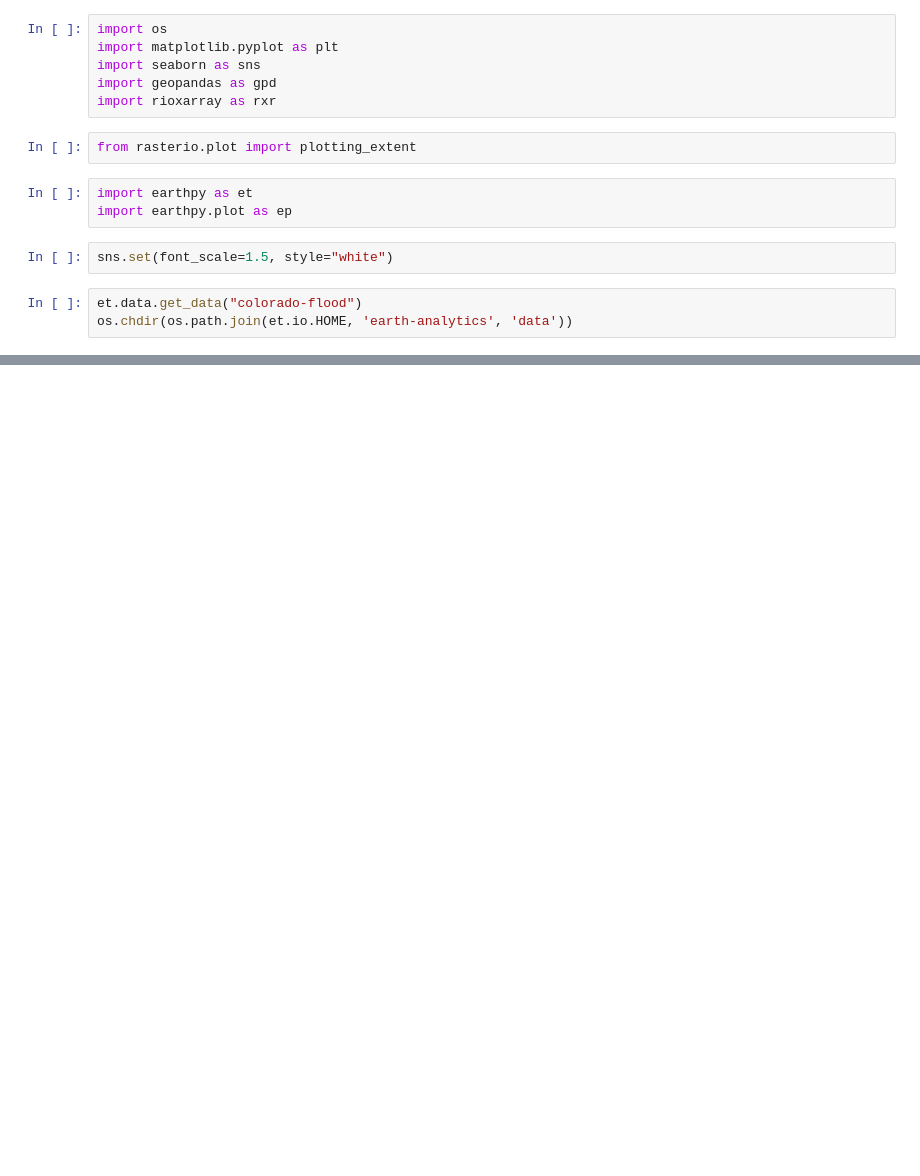
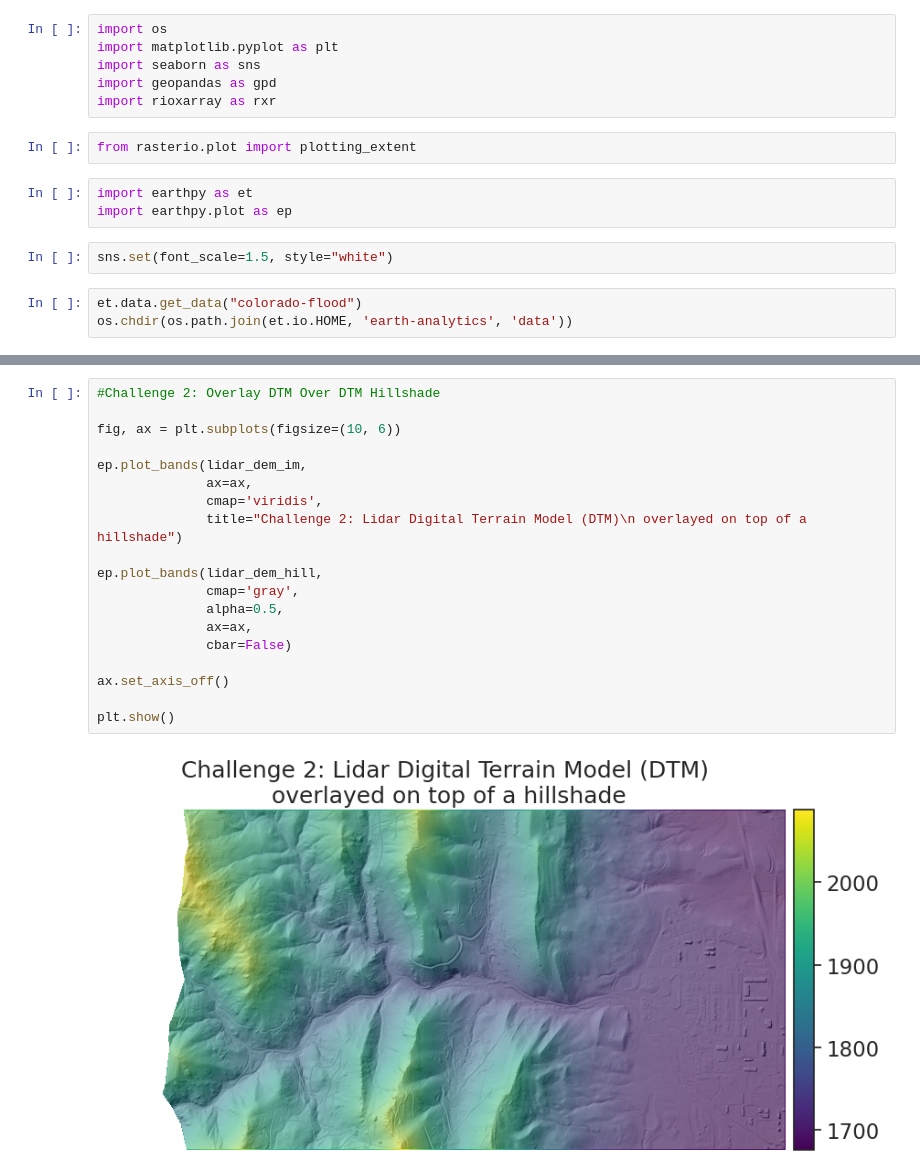
Before and after one commit to mdch2356/gisc606-lab3, a Jupyter notebook: notebooks/test_skills.ipynb, the cells around one changed output, grey strips where cells are left out. Cells and saved outputs as stored; diff of their text form; blank space fills up the shorter version.

```diff
--- a/notebooks/test_skills.ipynb
+++ b/notebooks/test_skills.ipynb
@@ -32,0 +54,21 @@ plt.show()
+# %%
+#Challenge 2: Overlay DTM Over DTM Hillshade
+
+fig, ax = plt.subplots(figsize=(10, 6))
+
+ep.plot_bands(lidar_dem_im,
+              ax=ax,
+              cmap='viridis',
+              title="Challenge 2: Lidar Digital Terrain Model (DTM)\n overlayed on top of a hillshade")
+
+ep.plot_bands(lidar_dem_hill,
+              cmap='gray',
+              alpha=0.5,
+              ax=ax,
+              cbar=False)
+
+ax.set_axis_off()
+
+plt.show()
+# %% [output]
+[figure, added]
```
Also changed, not shown: parts of 3 cells of this notebook.
